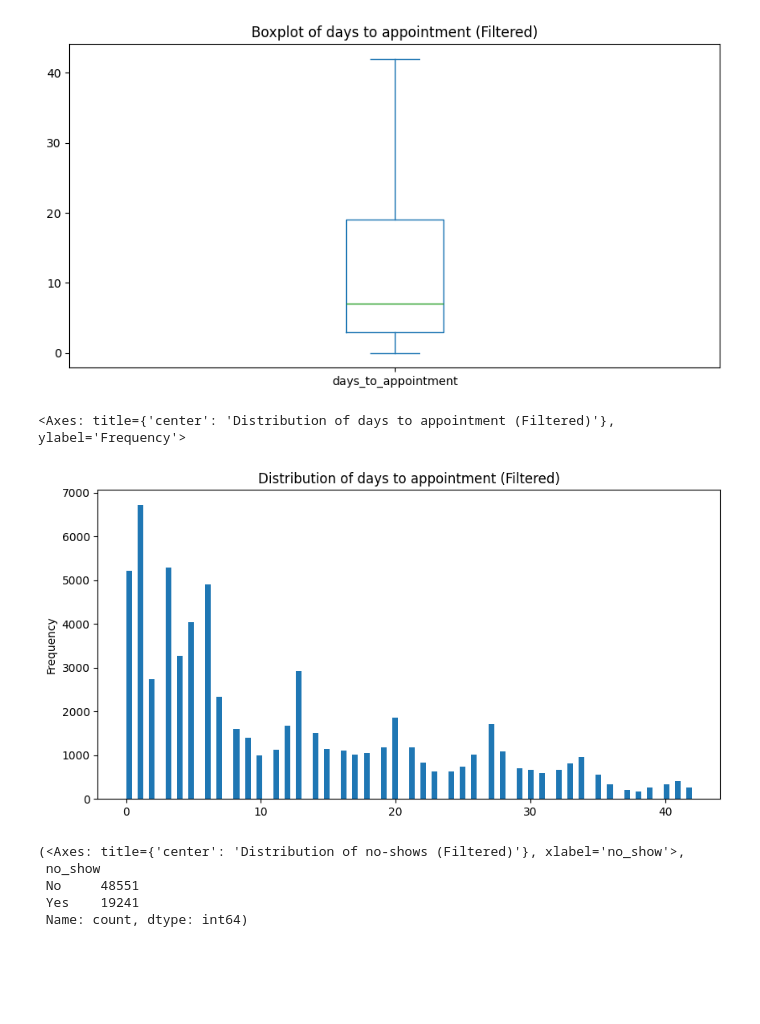
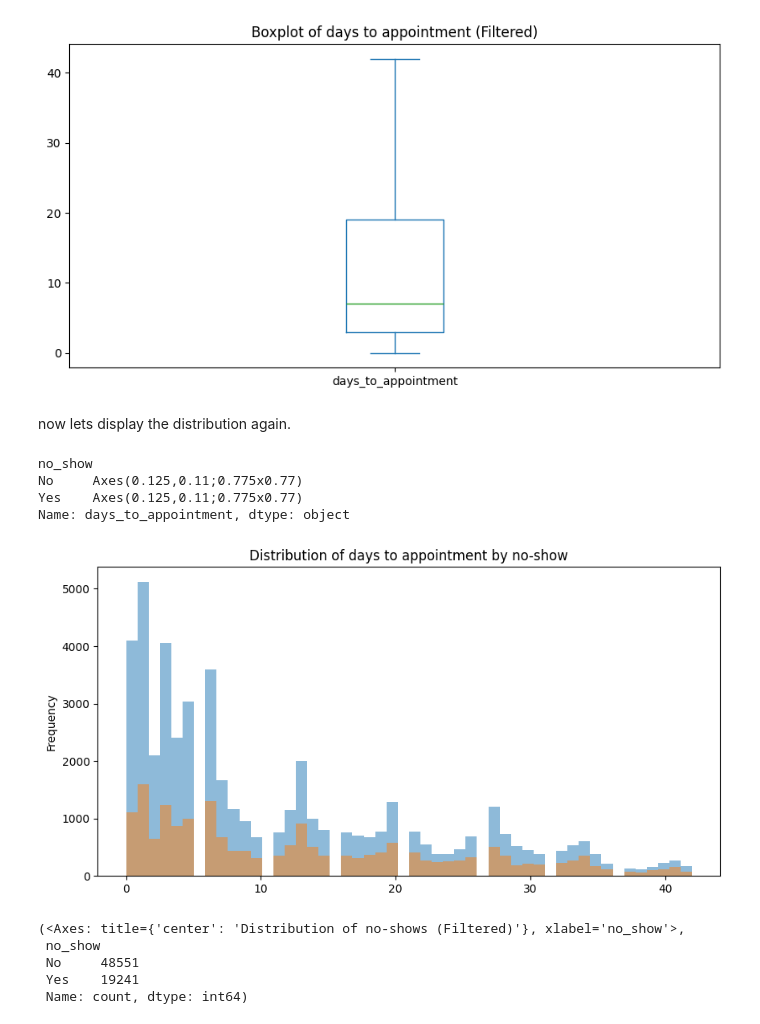
Before and after one commit to obadaDeg/investigate_dataset, a Jupyter notebook: Investigate_a_Dataset.ipynb, the cells around one changed output. Drawn from its saved outputs; the diff is of its cells as text; code cells hidden in the pictures; blank space fills up the shorter version.

```diff
--- a/Investigate_a_Dataset.ipynb
+++ b/Investigate_a_Dataset.ipynb
@@ -480,16 +493,22 @@ df_filtered['days_to_appointment'].plot(
 # %% [output]
 <Axes: title={'center': 'Boxplot of days to appointment (Filtered)'}>
 [figure]
+# %% [markdown]
+now lets display the distribution again.
 # %%
-df_filtered['days_to_appointment'].plot(
+df_filtered.groupby('no_show')['days_to_appointment'].plot(
     kind="hist",
-    bins=100,
+    bins=50,
+    alpha=0.5,
     figsize=(10, 5),
-    title="Distribution of days to appointment (Filtered)"
+    title="Distribution of days to appointment by no-show"
 )
 # %% [output]
-<Axes: title={'center': 'Distribution of days to appointment (Filtered)'}, ylabel='Frequency'>
+no_show
+No     Axes(0.125,0.11;0.775x0.77)
+Yes    Axes(0.125,0.11;0.775x0.77)
+Name: days_to_appointment, dtype: object
-[figure, old version]
+[figure, new version]
 # %%
 df_filtered['no_show'].value_counts().plot(
     kind="bar",
```
Also changed, not shown: parts of 39 cells of this notebook.
